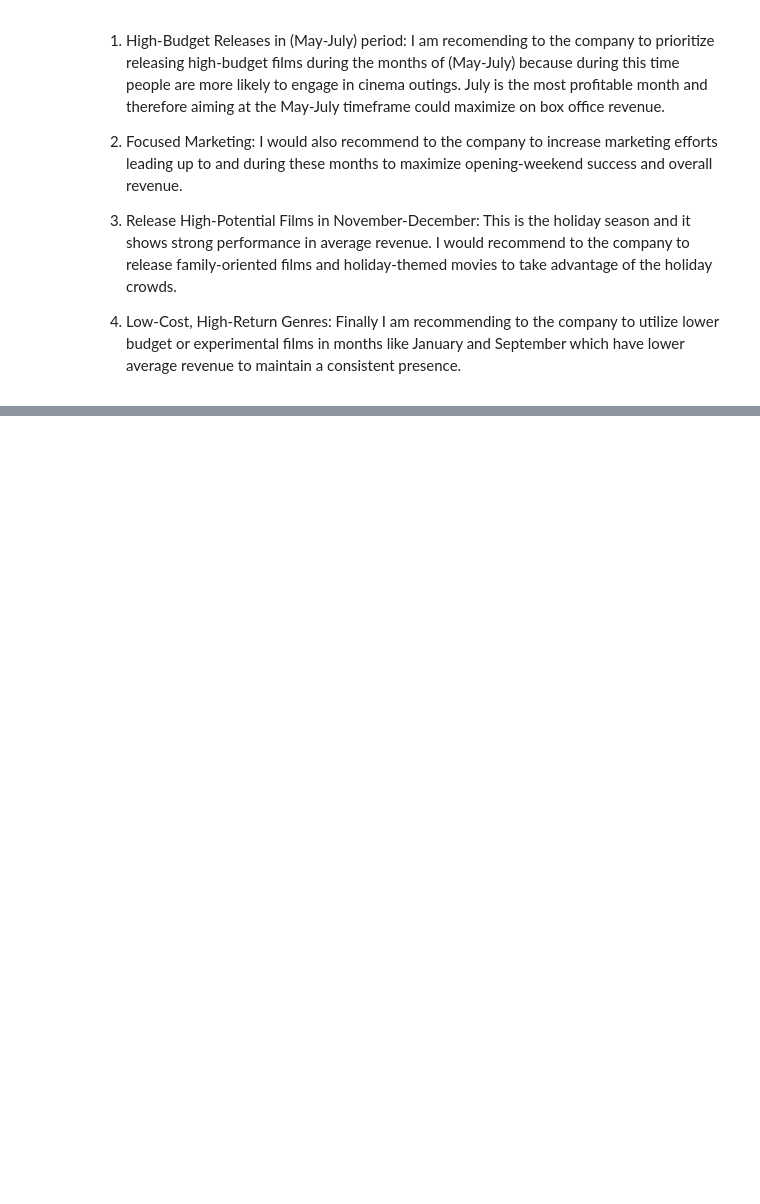
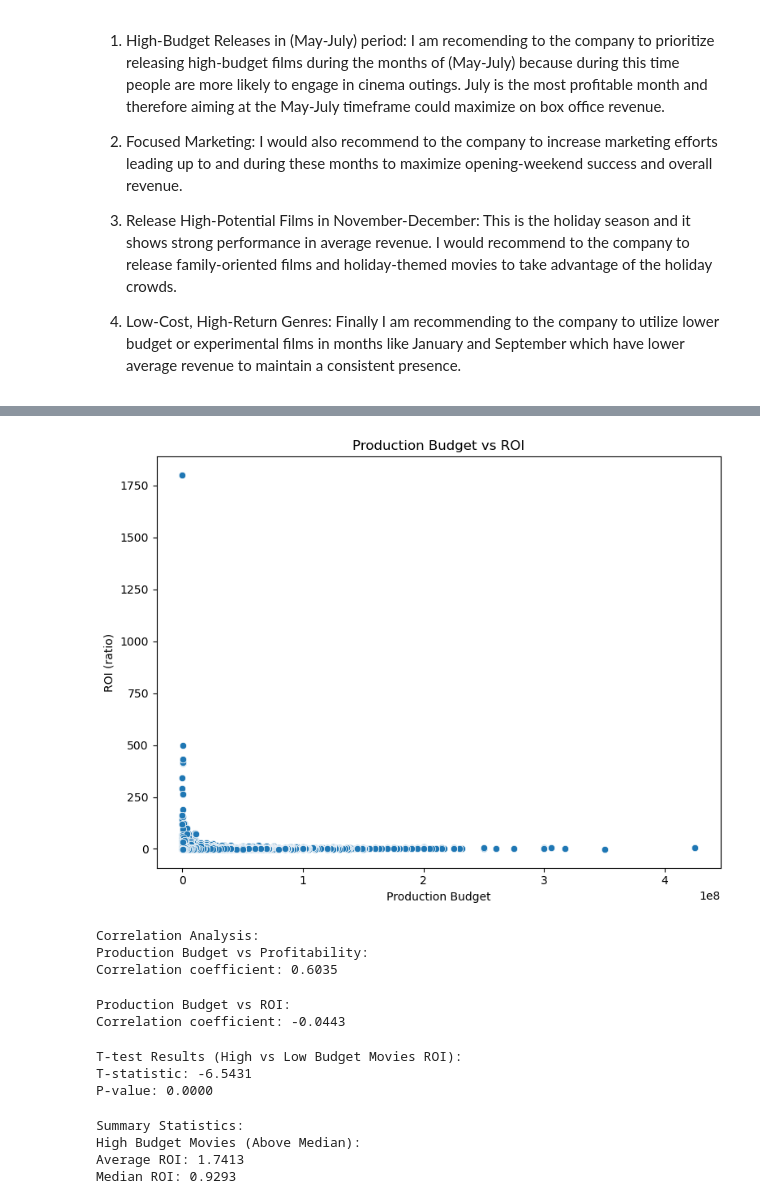
Before and after one commit to gkipkirui1/DSC_PT08P2_Phase_2_Project_Grp_1_Final, a Jupyter notebook: james_eda.ipynb, the cells around one changed output, grey strips where cells are left out. Drawn from its saved outputs; the diff is of its cells as text; code cells hidden in the pictures; blank space fills up the shorter version.

```diff
--- a/james_eda.ipynb
+++ b/james_eda.ipynb
@@ -140,0 +230,56 @@ Based on the findings regarding movie release patterns and their impact on world
+# %%
+# Scatter plot for Production Budget vs ROI
+plt.figure(figsize=(15, 6))
+plt.subplot(1, 2, 2)
+sns.scatterplot(data=df, x='production_budget', y='ROI')
+plt.title('Production Budget vs ROI')
+plt.xlabel('Production Budget')
+plt.ylabel('ROI (ratio)')
+plt.tight_layout()
+plt.show()
+# %% [output]
+[figure, added]
+# %%
+# Print correlation results
+print(f"Correlation Analysis:")
+print("Production Budget vs Profitability:")
+print(f"Correlation coefficient: {corr_profit:.4f}")
+# %% [output]
+Correlation Analysis:
+Production Budget vs Profitability:
+Correlation coefficient: 0.6035
+# %%
+print("\
+Production Budget vs ROI:")
+print(f"Correlation coefficient: {corr_roi:.4f}")
+# %% [output]
+Production Budget vs ROI:
+Correlation coefficient: -0.0443
+# %%
+# Compare high vs low budget movies
+median_budget = df['production_budget'].median()
+high_budget = df[df['production_budget'] > median_budget]['ROI']
+low_budget = df[df['production_budget'] <= median_budget]['ROI']
+
+t_stat, p_val = ttest_ind(high_budget, low_budget)
+
+print(f"T-test Results (High vs Low Budget Movies ROI):")
+
+print(f"T-statistic: {t_stat:.4f}")
+
+print(f"P-value: {p_val:.4f}")
+# %% [output]
+T-test Results (High vs Low Budget Movies ROI):
+T-statistic: -6.5431
+P-value: 0.0000
+# %%
+# Calculate summary statistics
+print(f"Summary Statistics:")
+print(f"High Budget Movies (Above Median):")
+print(f"Average ROI: {high_budget.mean():.4f}")
+print(f"Median ROI: {high_budget.median():.4f}")
+# %% [output]
+Summary Statistics:
+High Budget Movies (Above Median):
+Average ROI: 1.7413
+Median ROI: 0.9293
```
Also changed, not shown: parts of 52 cells of this notebook.
